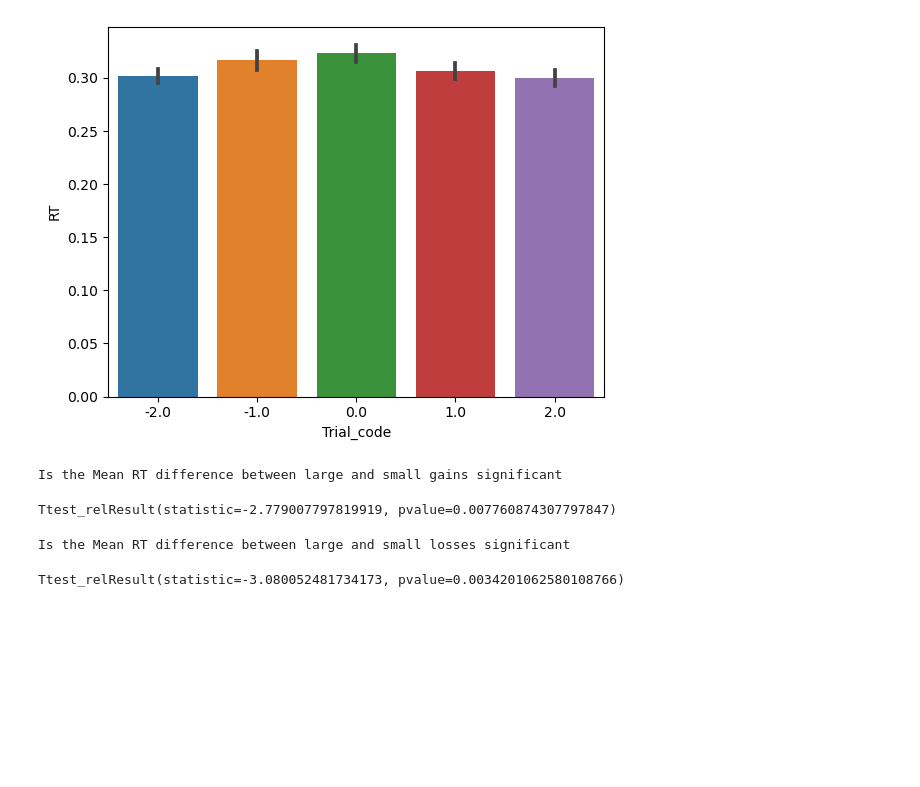
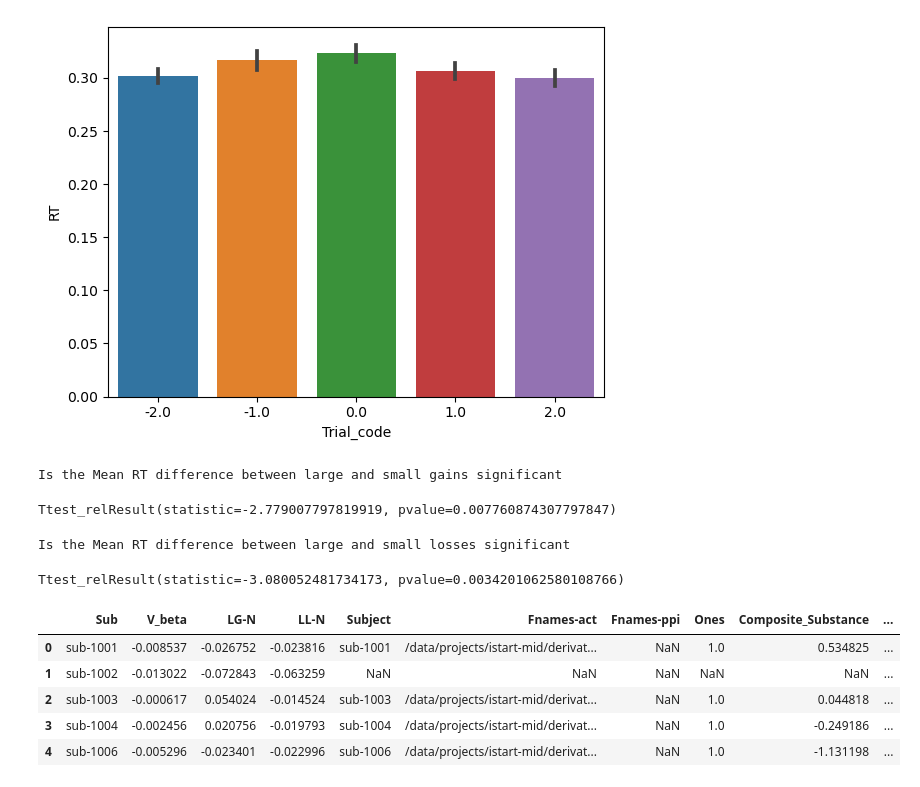
Before and after one commit to DVS-Lab/istart-mid, a Jupyter notebook: code/Behave.ipynb, the cells around one changed output. Saved outputs shown, nothing was run; the diff lists cells and outputs as text; code cells hidden in the pictures; blank space fills up the shorter version.

```diff
--- a/code/Behave.ipynb
+++ b/code/Behave.ipynb
@@ -226,0 +231,10 @@ Fits.to_csv('../derivatives/Fits_of_RT.csv',index=False)
+# %%
+total_df=pd.merge(Fits, per_df, how='left', left_on=['Sub'], right_on=['Subject'])
+total_df.head()
+# %% [output]
+|  | Sub | V_beta | LG-N | LL-N | Subject | Fnames-act | Fnames-ppi | Ones | Composite_Substance | ... |
+| 0 | sub-1001 | -0.008537 | -0.026752 | -0.023816 | sub-1001 | /data/projects/istart-mid/derivat... | NaN | 1.0 | 0.534825 | ... |
+| 1 | sub-1002 | -0.013022 | -0.072843 | -0.063259 | NaN | NaN | NaN | NaN | NaN | ... |
+| 2 | sub-1003 | -0.000617 | 0.054024 | -0.014524 | sub-1003 | /data/projects/istart-mid/derivat... | NaN | 1.0 | 0.044818 | ... |
+| 3 | sub-1004 | -0.002456 | 0.020756 | -0.019793 | sub-1004 | /data/projects/istart-mid/derivat... | NaN | 1.0 | -0.249186 | ... |
+| 4 | sub-1006 | -0.005296 | -0.023401 | -0.022996 | sub-1006 | /data/projects/istart-mid/derivat... | NaN | 1.0 | -1.131198 | ... |
```
Also changed, not shown: parts of 6 cells of this notebook.
